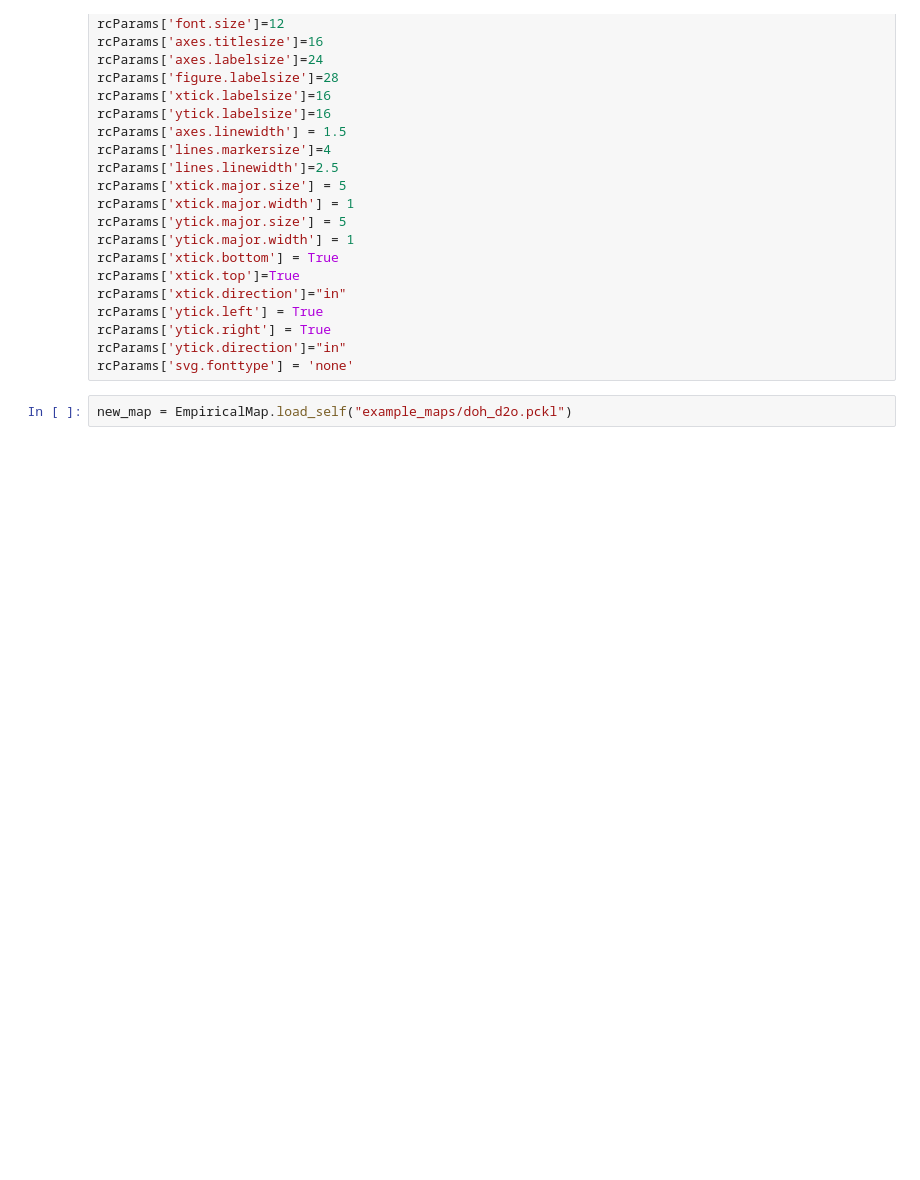
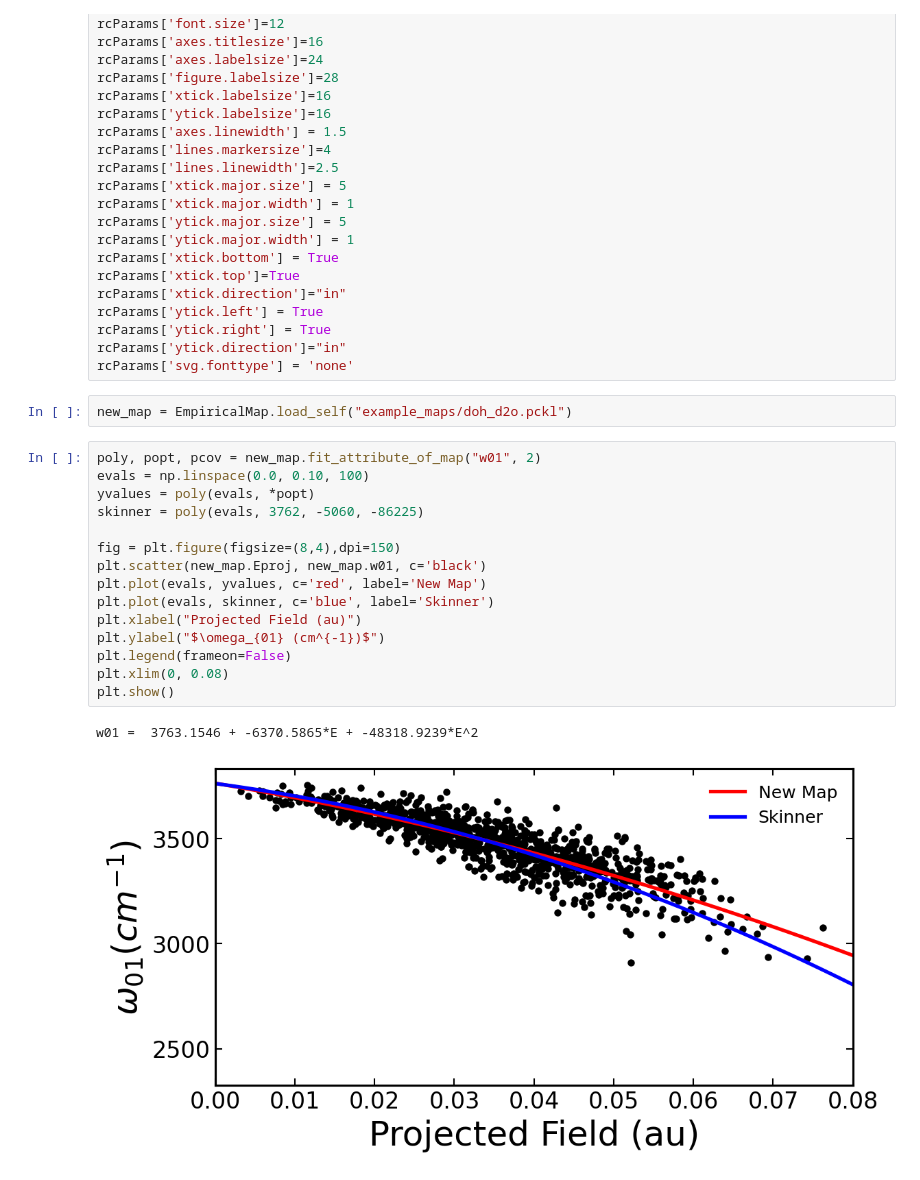
Before and after one commit to piskuliche/EmpiricalMapping, a Jupyter notebook: examples/empirical_map_plotting.ipynb, the cells around one changed output. Saved outputs shown, nothing was run; the diff lists cells and outputs as text; blank space fills up the shorter version.

```diff
--- a/examples/empirical_map_plotting.ipynb
+++ b/examples/empirical_map_plotting.ipynb
@@ -32,4 +35,22 @@ rcParams['ytick.direction']="in"
 rcParams['svg.fonttype'] = 'none'
 # %%
 new_map = EmpiricalMap.load_self("example_maps/doh_d2o.pckl")
+# %%
+poly, popt, pcov = new_map.fit_attribute_of_map("w01", 2)
+evals = np.linspace(0.0, 0.10, 100)
+yvalues = poly(evals, *popt)
+skinner = poly(evals, 3762, -5060, -86225)
+
+fig = plt.figure(figsize=(8,4),dpi=150)
+plt.scatter(new_map.Eproj, new_map.w01, c='black')
+plt.plot(evals, yvalues, c='red', label='New Map')
+plt.plot(evals, skinner, c='blue', label='Skinner')
+plt.xlabel("Projected Field (au)")
+plt.ylabel("$\omega_{01} (cm^{-1})$")
+plt.legend(frameon=False)
+plt.xlim(0, 0.08)
+plt.show()
+# %% [output]
+w01 =  3763.1546 + -6370.5865*E + -48318.9239*E^2
+[figure, added]
 # %%
```
Also changed, not shown: parts of 9 cells of this notebook.
